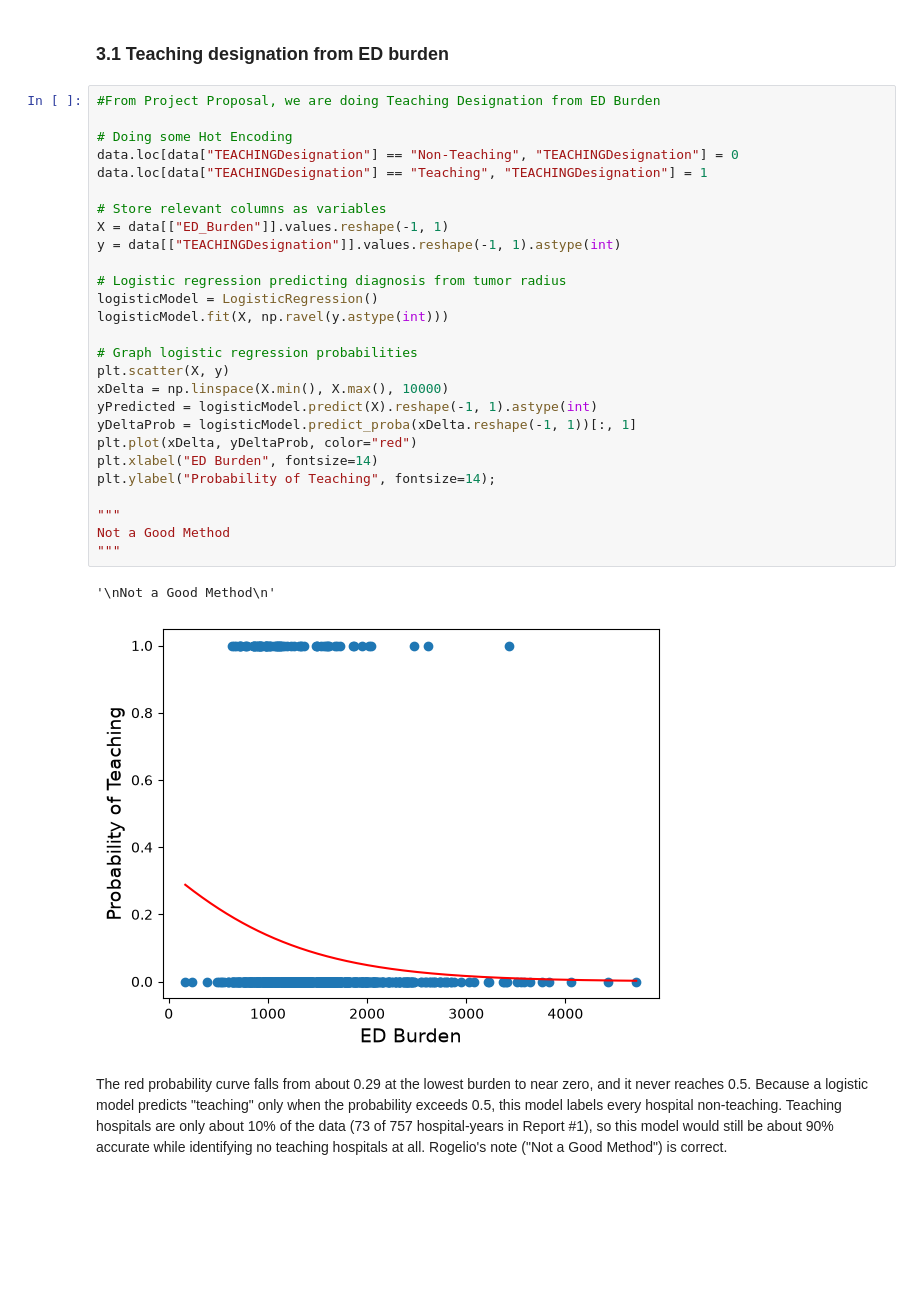
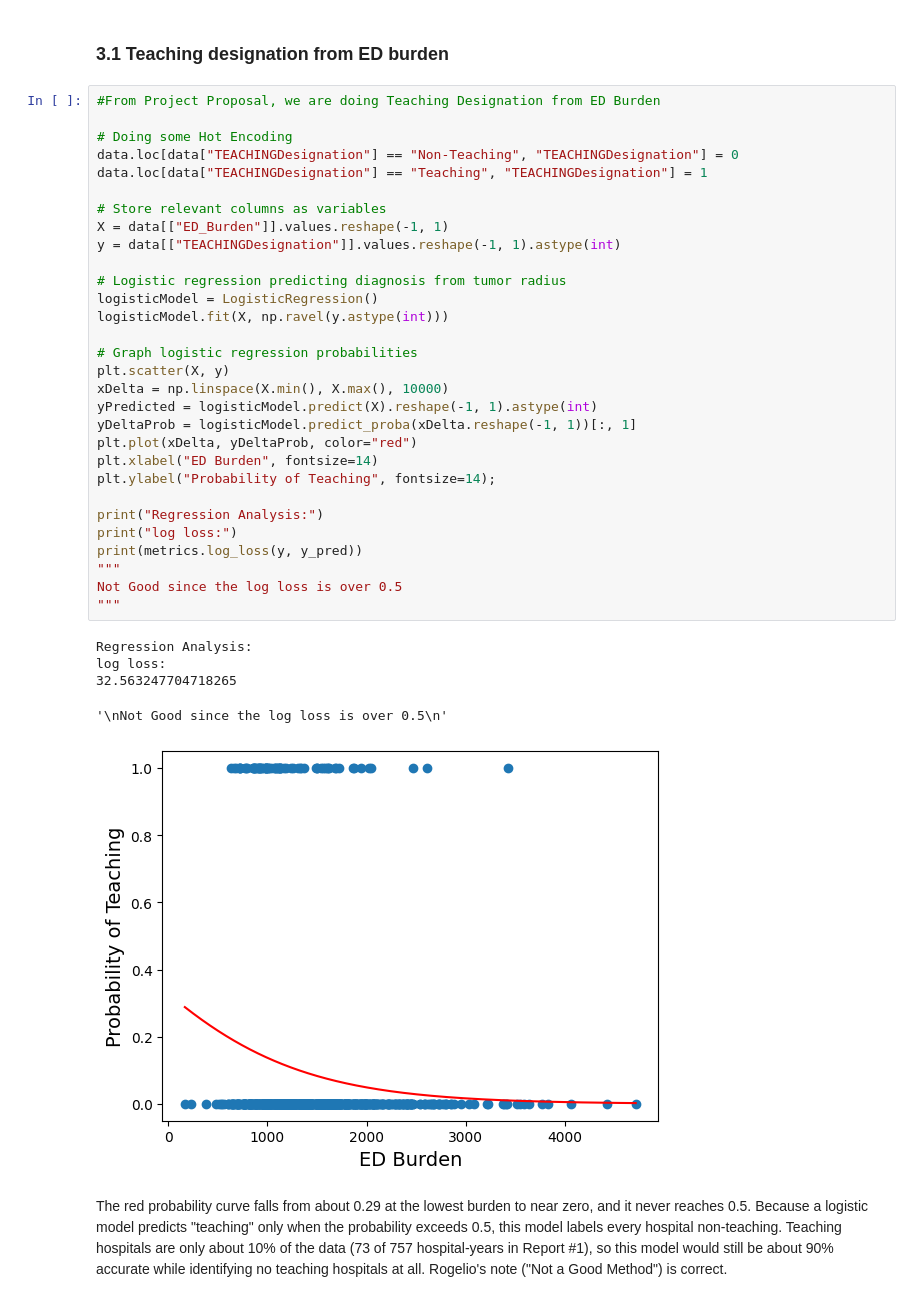
Before and after one commit to tovarrog24/Emergency-Department-Volume-and-Capacity, a Jupyter notebook: evaluate.ipynb, the cells around one changed output. Saved outputs shown, nothing was run; the diff lists cells and outputs as text; blank space fills up the shorter version.

```diff
--- a/evaluate.ipynb
+++ b/evaluate.ipynb
@@ -589,33 +627,39 @@ Each model below predicts a yes/no outcome from one numerical attribute. The 0/1
 # %%
 #From Project Proposal, we are doing Teaching Designation from ED Burden
 
 # Doing some Hot Encoding
 data.loc[data["TEACHINGDesignation"] == "Non-Teaching", "TEACHINGDesignation"] = 0
 data.loc[data["TEACHINGDesignation"] == "Teaching", "TEACHINGDesignation"] = 1
 
 # Store relevant columns as variables
 X = data[["ED_Burden"]].values.reshape(-1, 1)
 y = data[["TEACHINGDesignation"]].values.reshape(-1, 1).astype(int)
 
 # Logistic regression predicting diagnosis from tumor radius
 logisticModel = LogisticRegression()
 logisticModel.fit(X, np.ravel(y.astype(int)))
 
 # Graph logistic regression probabilities
 plt.scatter(X, y)
 xDelta = np.linspace(X.min(), X.max(), 10000)
 yPredicted = logisticModel.predict(X).reshape(-1, 1).astype(int)
 yDeltaProb = logisticModel.predict_proba(xDelta.reshape(-1, 1))[:, 1]
 plt.plot(xDelta, yDeltaProb, color="red")
 plt.xlabel("ED Burden", fontsize=14)
 plt.ylabel("Probability of Teaching", fontsize=14);
 
+print("Regression Analysis:")
+print("log loss:")
+print(metrics.log_loss(y, y_pred))
 """
-Not a Good Method
+Not Good since the log loss is over 0.5
 """
 # %% [output]
-'\nNot a Good Method\n'
+Regression Analysis:
+log loss:
+32.563247704718265
+'\nNot Good since the log loss is over 0.5\n'
-[figure, old version]
+[figure, new version]
 # %% [markdown]
 The red probability curve falls from about 0.29 at the lowest burden to near zero, and it never reaches 0.5. Because a logistic model predicts "teaching" only when the probability exceeds 0.5, this model labels every hospital non-teaching. Teaching hospitals are only about 10% of the data (73 of 757 hospital-years in Report #1), so this model would still be about 90% accurate while identifying no teaching hospitals at all. Rogelio's note ("Not a Good Method") is correct.
 # %% [markdown]
```
Also changed, not shown: parts of 20 cells of this notebook.
